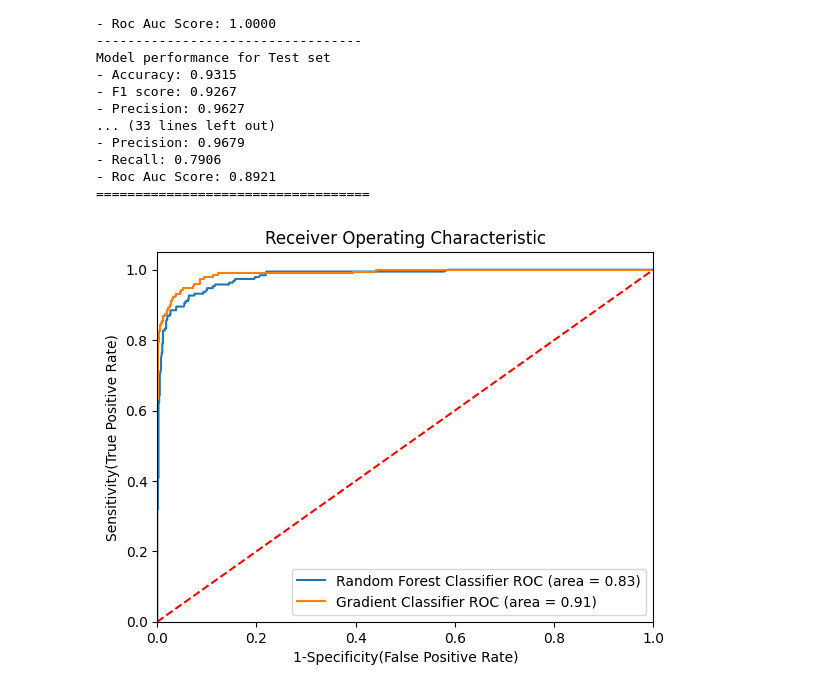
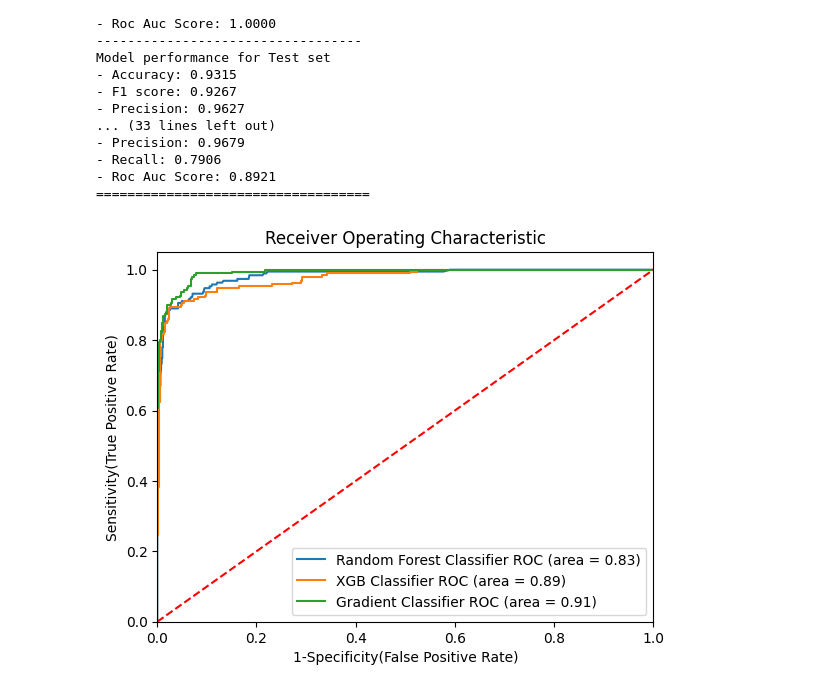
Before and after one commit to geethamaddu/ML, a Jupyter notebook: ADABOOST/holidaytravel.ipynb, the cells around one changed output. Cells and saved outputs as stored; diff of their text form; code cells hidden in the pictures.

Commit message:
ADABOOST,GradientBOOST,XGBOOST- Classifier

```diff
--- a/ADABOOST/holidaytravel.ipynb
+++ b/ADABOOST/holidaytravel.ipynb
@@ -657,36 +657,41 @@ auc_models = [
     'model': RandomForestClassifier(n_estimators=1000,min_samples_split=2,
                                           max_features=7,max_depth=None),
     'auc':  0.8325
+},
+{
+    'label': 'XGB Classifier',
+    'model': XGBClassifier(n_estimators=300, max_depth=8, learning_rate= 0.1, colsample_bytree= 0.8),
+    'auc':  0.8921
 },
 
 {
      'label':"Gradient Classifier",
      'model':GradientBoostingClassifier(loss='exponential',
     criterion='squared_error',
     min_samples_split=15,
     n_estimators=200,
     max_depth=15),
     'auc':0.9058
 }
 
 ]
 # create loop through all model
 for algo in auc_models:
     model = algo['model'] # select the model
     model.fit(X_train, y_train) # train the model
 # Compute False postive rate, and True positive rate
     fpr, tpr, thresholds = roc_curve(y_test, model.predict_proba(X_test)[:,1])
 # Calculate Area under the curve to display on the plot
     plt.plot(fpr, tpr, label='%s ROC (area = %0.2f)' % (algo['label'], algo['auc']))
 # Custom settings for the plot
 plt.plot([0, 1], [0, 1],'r--')
 plt.xlim([0.0, 1.0])
 plt.ylim([0.0, 1.05])
 plt.xlabel('1-Specificity(False Positive Rate)')
 plt.ylabel('Sensitivity(True Positive Rate)')
 plt.title('Receiver Operating Characteristic')
 plt.legend(loc="lower right")
 plt.savefig("auc.png")
 plt.show()
 # %% [output]
-[figure, old version]
+[figure, new version]
```
Also changed, not shown: 1 other file.
